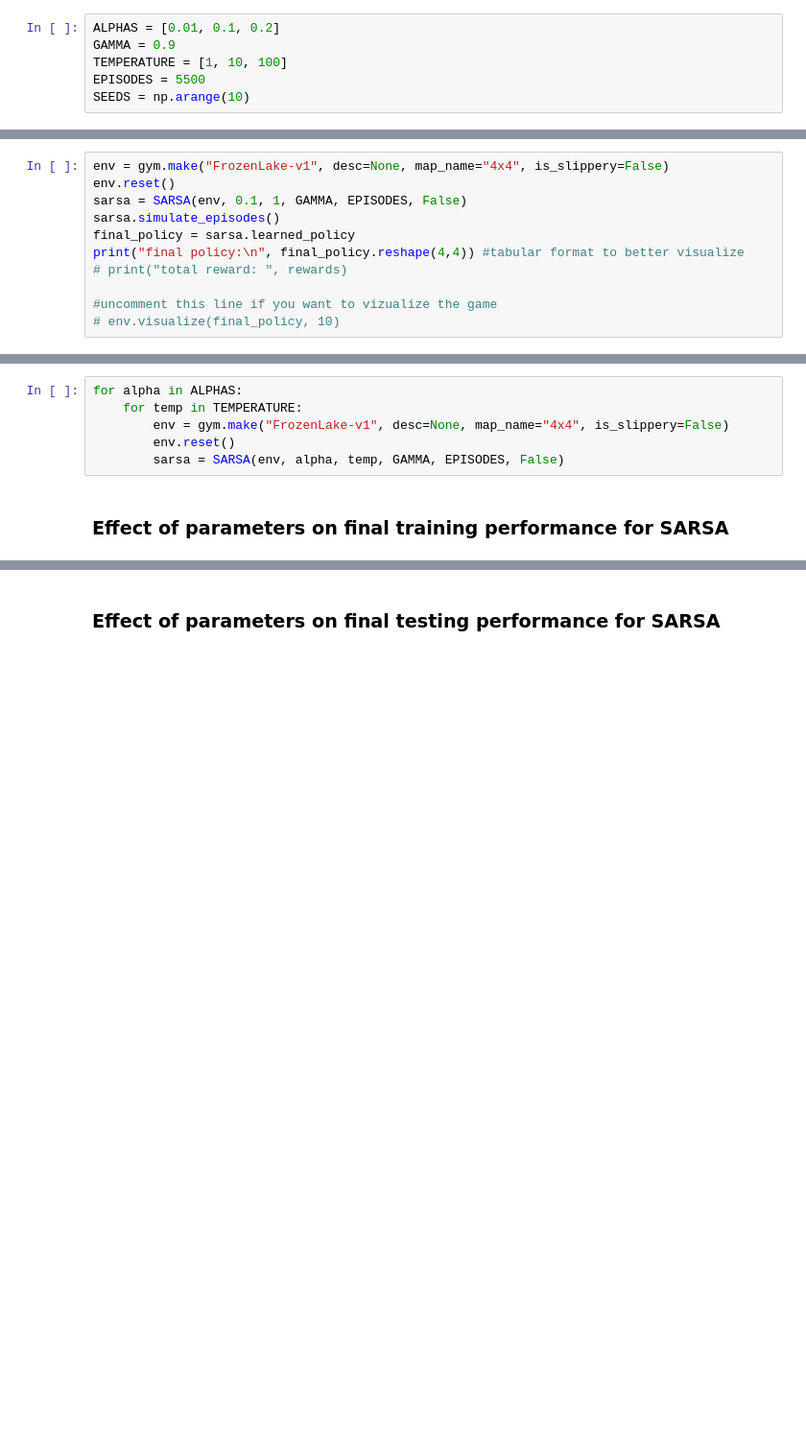
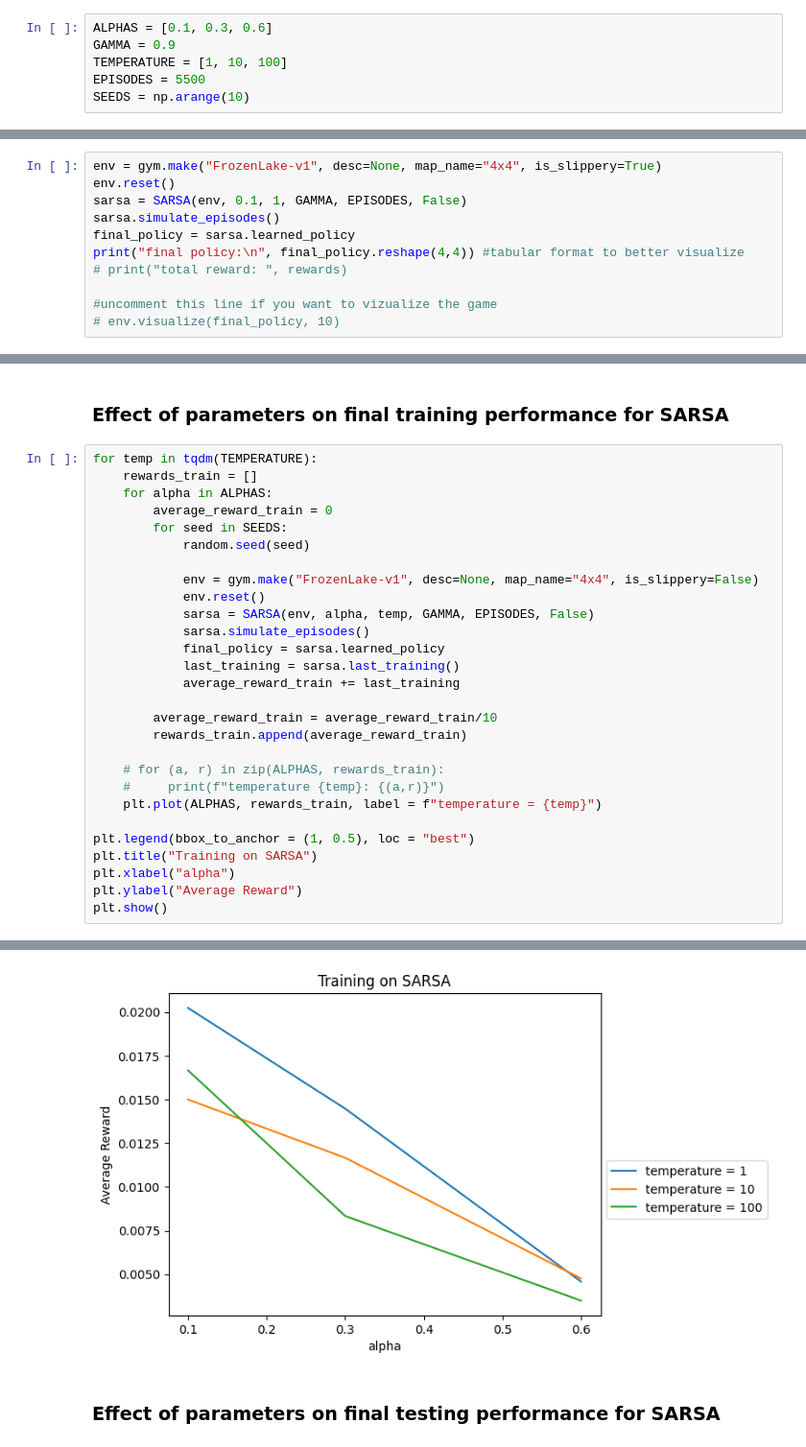
Before and after one commit to Ling01234/SARSA-Function-Approximation, a Jupyter notebook: assignment2_rl.ipynb, the cells around one changed output, grey strips where cells are left out. Shown at 96% size. Drawn from its saved outputs; the diff is of its cells as text; blank space fills up the shorter version.

Commit message:
graph printed, but wrong

```diff
--- a/assignment2_rl.ipynb
+++ b/assignment2_rl.ipynb
@@ -13,7 +15,7 @@ import gymnasium as gym
 # %% [markdown]
 Here, we will set a few parameters for our environment.
 # %%
-ALPHAS = [0.01, 0.1, 0.2]
+ALPHAS = [0.1, 0.3, 0.6]
 GAMMA = 0.9
 TEMPERATURE = [1, 10, 100]
 EPISODES = 5500
@@ -21,7 +23,7 @@ SEEDS = np.arange(10)
 # %% [markdown]
 Driver Code to test out the combination of each alpha with each temperature for SARSA.
 # %%
-env = gym.make("FrozenLake-v1", desc=None, map_name="4x4", is_slippery=False)
+env = gym.make("FrozenLake-v1", desc=None, map_name="4x4", is_slippery=True)
 env.reset()
 sarsa = SARSA(env, 0.1, 1, GAMMA, EPISODES, False)
 sarsa.simulate_episodes()
@@ -40,8 +42,31 @@ final policy:
-# %%
-for alpha in ALPHAS:
-    for temp in TEMPERATURE:
-        env = gym.make("FrozenLake-v1", desc=None, map_name="4x4", is_slippery=False)
-        env.reset()
-        sarsa = SARSA(env, alpha, temp, GAMMA, EPISODES, False)
 # %% [markdown]
 ### Effect of parameters on final training performance for SARSA
+# %%
+for temp in tqdm(TEMPERATURE):
+    rewards_train = []
+    for alpha in ALPHAS:
+        average_reward_train = 0
+        for seed in SEEDS:
+            random.seed(seed)
+
+            env = gym.make("FrozenLake-v1", desc=None, map_name="4x4", is_slippery=False)
+            env.reset()
+            sarsa = SARSA(env, alpha, temp, GAMMA, EPISODES, False)
+            sarsa.simulate_episodes()
+            final_policy = sarsa.learned_policy
+            last_training = sarsa.last_training()
+            average_reward_train += last_training
+
+        average_reward_train = average_reward_train/10
+        rewards_train.append(average_reward_train)
+
+    # for (a, r) in zip(ALPHAS, rewards_train):
+    #     print(f"temperature {temp}: {(a,r)}")
+    plt.plot(ALPHAS, rewards_train, label = f"temperature = {temp}")
+
+plt.legend(bbox_to_anchor = (1, 0.5), loc = "best")
+plt.title("Training on SARSA")
+plt.xlabel("alpha")
+plt.ylabel("Average Reward")
+plt.show()
+# %% [output]
@@ -48,2 +76,3 @@ for alpha in ALPHAS:
+[figure, added]
 # %% [markdown]
 ### Effect of parameters on final testing performance for SARSA
```
Also changed, not shown: parts of 4 cells of this notebook, 1 other file.
